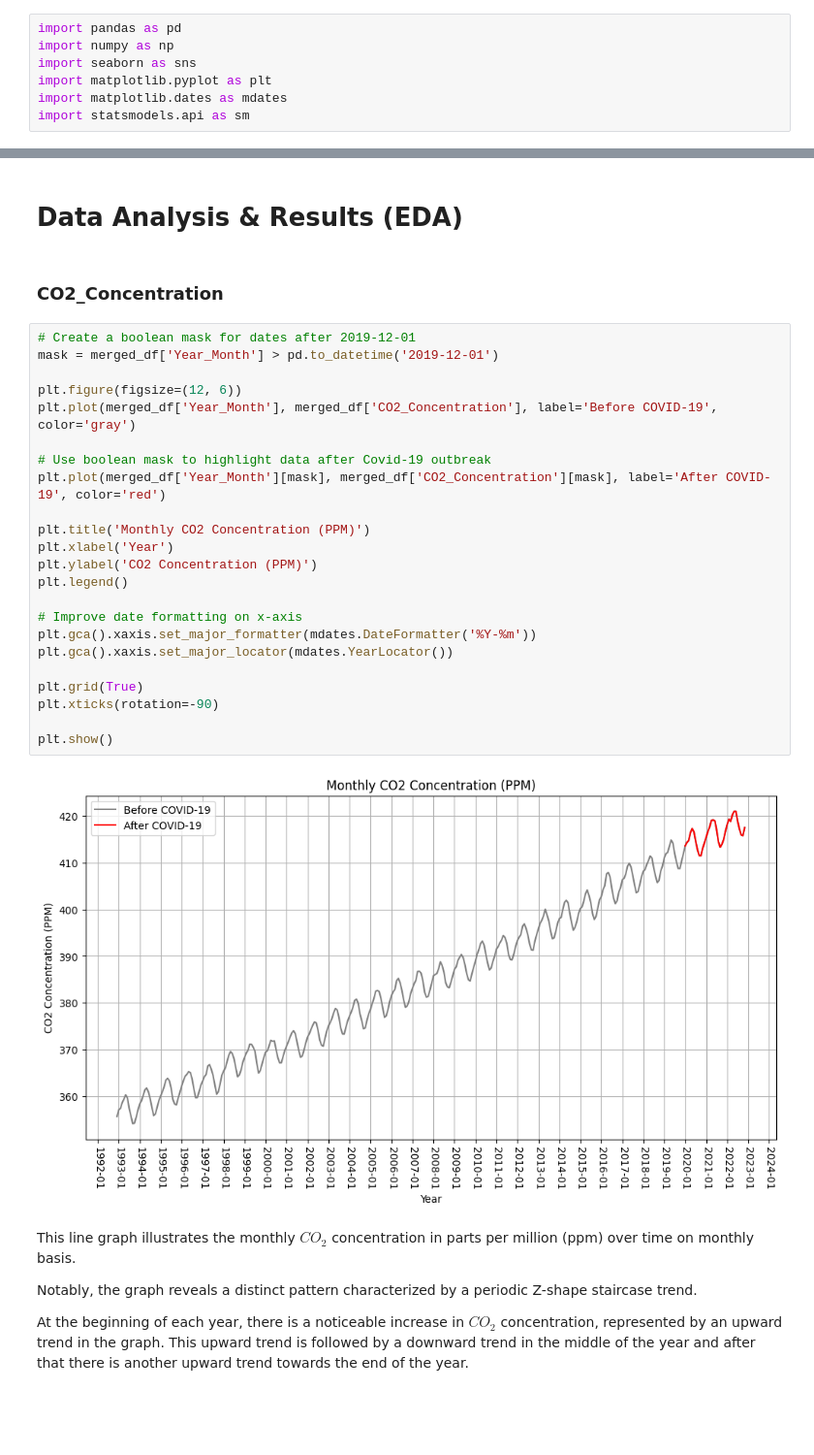
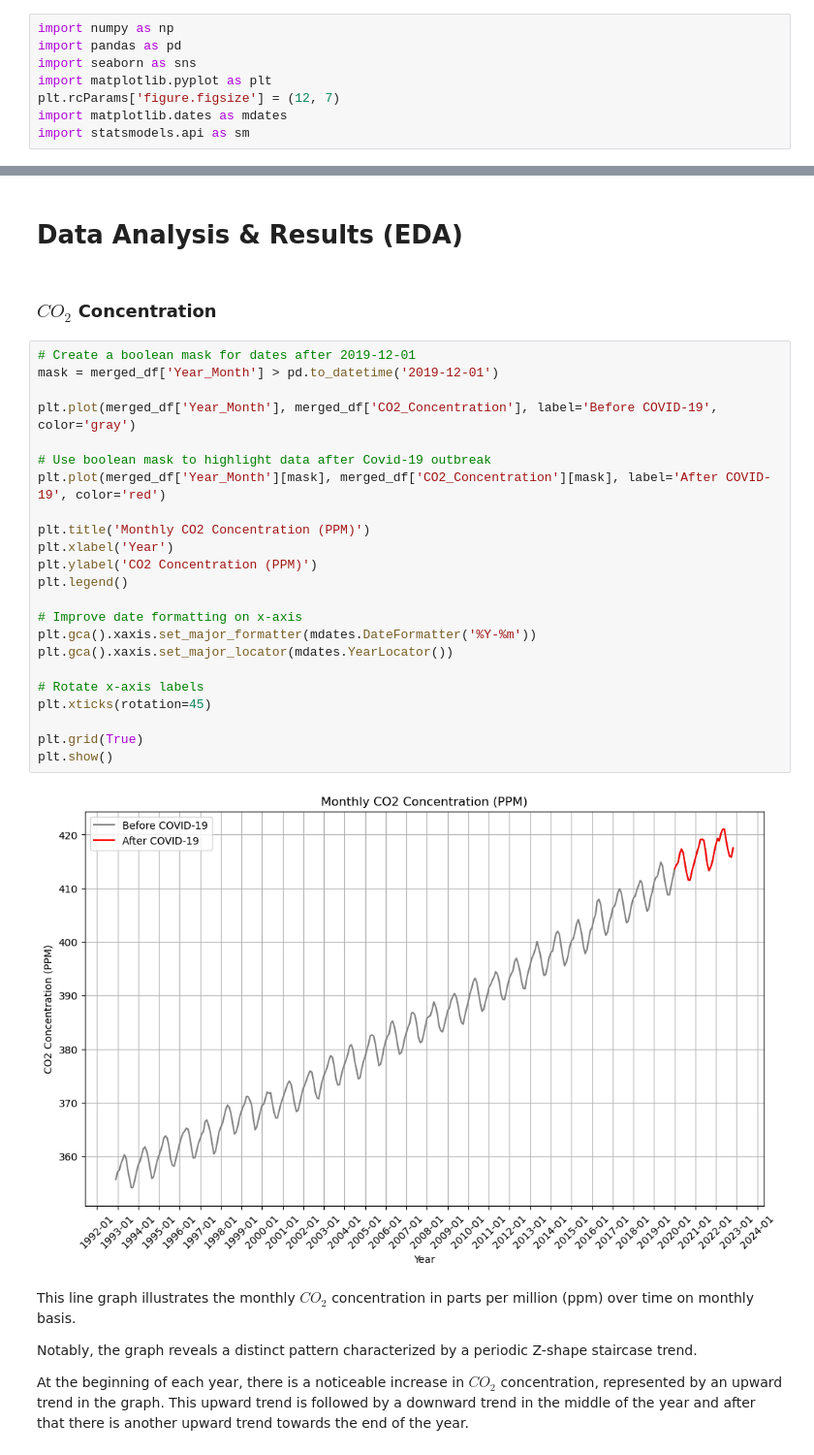
Before and after one commit to daphneyyy/COGS108_FinalProject, a Jupyter notebook: EDACheckpointGroup_Sp23_Project_Group_12.ipynb, the cells around one changed output, grey strips where cells are left out. Shown at 97% size. Cells and saved outputs as stored; diff of their text form; blank space fills up the shorter version.

Commit message:
✅ Added more descriptions & format plots

```diff
--- a/EDACheckpointGroup_Sp23_Project_Group_12.ipynb
+++ b/EDACheckpointGroup_Sp23_Project_Group_12.ipynb
@@ -15,10 +15,11 @@ How has the COVID-19 pandemic impact global warming? Specifically, how do change
 # %% [markdown]
 # Setup
 # %%
+import numpy as np
 import pandas as pd
-import numpy as np
 import seaborn as sns
 import matplotlib.pyplot as plt
+plt.rcParams['figure.figsize'] = (12, 7)
 import matplotlib.dates as mdates
 import statsmodels.api as sm
 # %%
@@ -209,33 +210,33 @@ merged_df.head()
 | 4 | 1993 | 4 | -49.520400 | 0.36 | 359.39 | 1993-04-01 |
 # %% [markdown]
 # Data Analysis & Results (EDA)
-# %% [markdown]
-### CO2_Concentration
+# %% [markdown]
+### $CO_2$ Concentration
 # %%
 # Create a boolean mask for dates after 2019-12-01
 mask = merged_df['Year_Month'] > pd.to_datetime('2019-12-01')
 
-plt.figure(figsize=(12, 6))
 plt.plot(merged_df['Year_Month'], merged_df['CO2_Concentration'], label='Before COVID-19', color='gray')
 
 # Use boolean mask to highlight data after Covid-19 outbreak
 plt.plot(merged_df['Year_Month'][mask], merged_df['CO2_Concentration'][mask], label='After COVID-19', color='red')
 
 plt.title('Monthly CO2 Concentration (PPM)')
 plt.xlabel('Year')
 plt.ylabel('CO2 Concentration (PPM)')
 plt.legend()
 
 # Improve date formatting on x-axis
 plt.gca().xaxis.set_major_formatter(mdates.DateFormatter('%Y-%m'))
 plt.gca().xaxis.set_major_locator(mdates.YearLocator())
 
+# Rotate x-axis labels
+plt.xticks(rotation=45)
+
 plt.grid(True)
-plt.xticks(rotation=-90)
-
 plt.show()
 # %% [output]
-[figure, old version]
+[figure, new version]
 # %% [markdown]
 This line graph illustrates the monthly $CO_2$ concentration in parts per million (ppm) over time on monthly basis.
 
```
Also changed, not shown: parts of 24 cells of this notebook.
